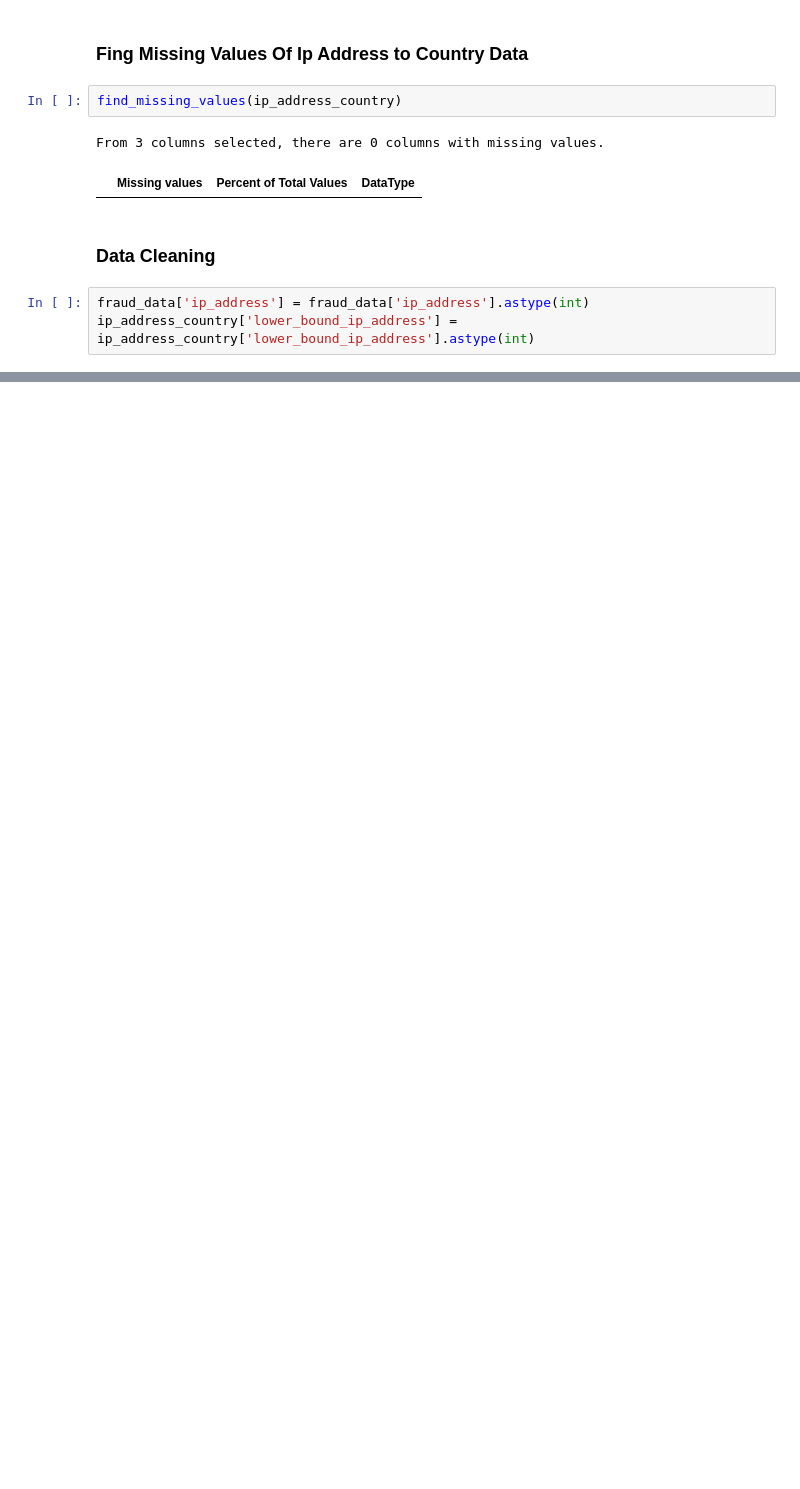
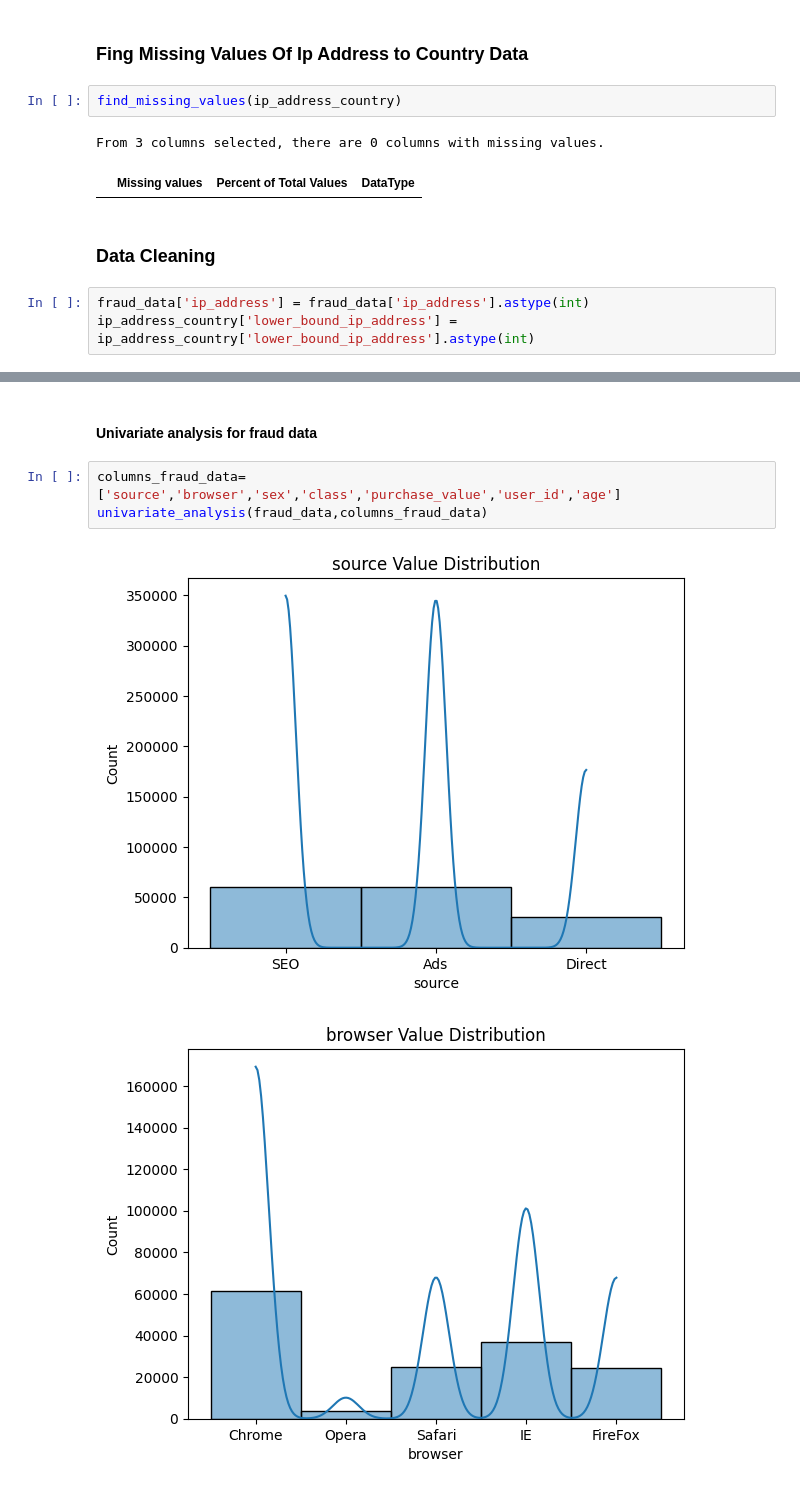
Before and after one commit to hanaDemma/fraud-detection-for-e-commerce-and-bank-transactions, a Jupyter notebook: notebooks/Eda.ipynb, the cells around one changed output, grey strips where cells are left out. Drawn from its saved outputs; the diff is of its cells as text; blank space fills up the shorter version.

```diff
--- a/notebooks/Eda.ipynb
+++ b/notebooks/Eda.ipynb
@@ -133,0 +155,8 @@ ip_address_country['lower_bound_ip_address'] = ip_address_country['lower_bound_i
+# %% [markdown]
+#### Univariate analysis for fraud data
+# %%
+columns_fraud_data=['source','browser','sex','class','purchase_value','user_id','age']
+univariate_analysis(fraud_data,columns_fraud_data)
+# %% [output]
+[figure, added]
+[figure, added]
```
Also changed, not shown: parts of 8 cells of this notebook.
